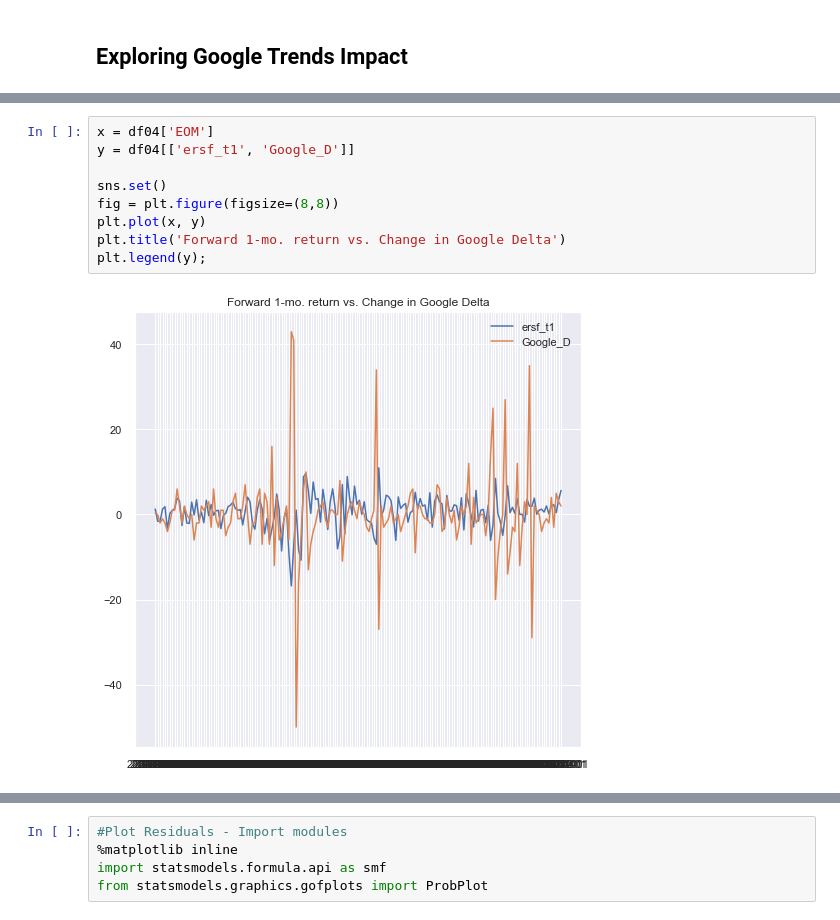
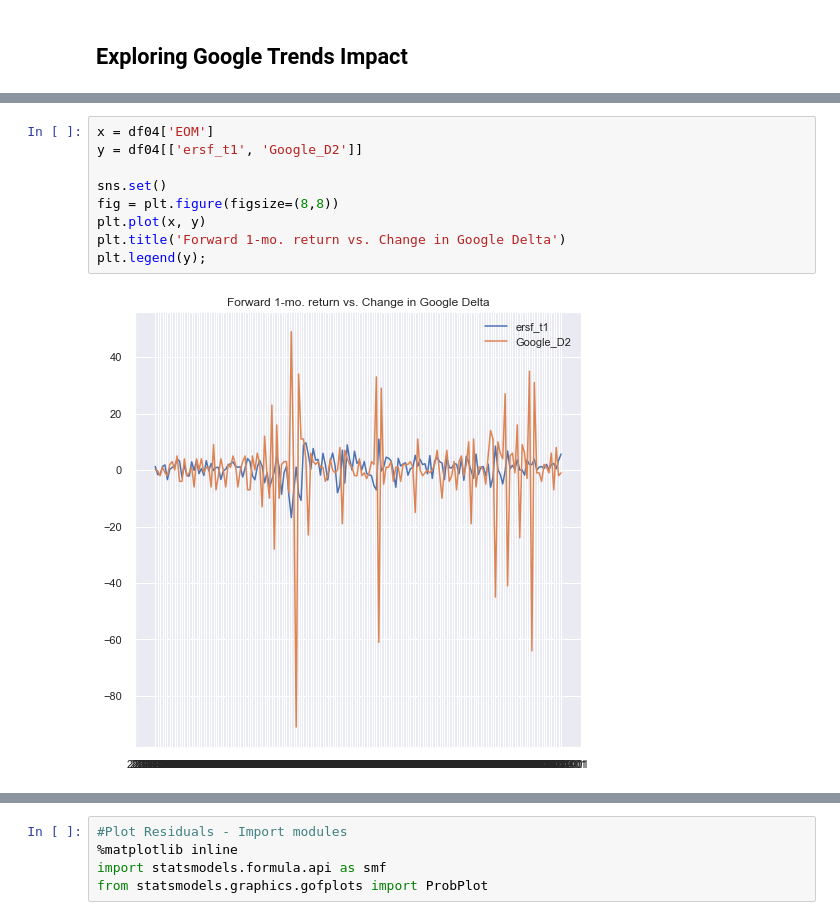
Before and after one commit to maks-p/momentum_sentiment_FINAL, a Jupyter notebook: momentum_sentiment_final.ipynb, the cells around one changed output, grey strips where cells are left out. Saved outputs shown, nothing was run; the diff lists cells and outputs as text.

```diff
--- a/momentum_sentiment_final.ipynb
+++ b/momentum_sentiment_final.ipynb
@@ -235,14 +236,14 @@ plt.show();
 # %%
 x = df04['EOM']
-y = df04[['ersf_t1', 'Google_D']]
+y = df04[['ersf_t1', 'Google_D2']]
 
 sns.set()
 fig = plt.figure(figsize=(8,8))
 plt.plot(x, y)
 plt.title('Forward 1-mo. return vs. Change in Google Delta')
 plt.legend(y);
 # %% [output]
-[figure, old version]
+[figure, new version]
 # %%
 sns.set()
 fig = plt.figure(figsize=(6,8))
```
Also changed, not shown: parts of 37 cells of this notebook, 5 other files.
